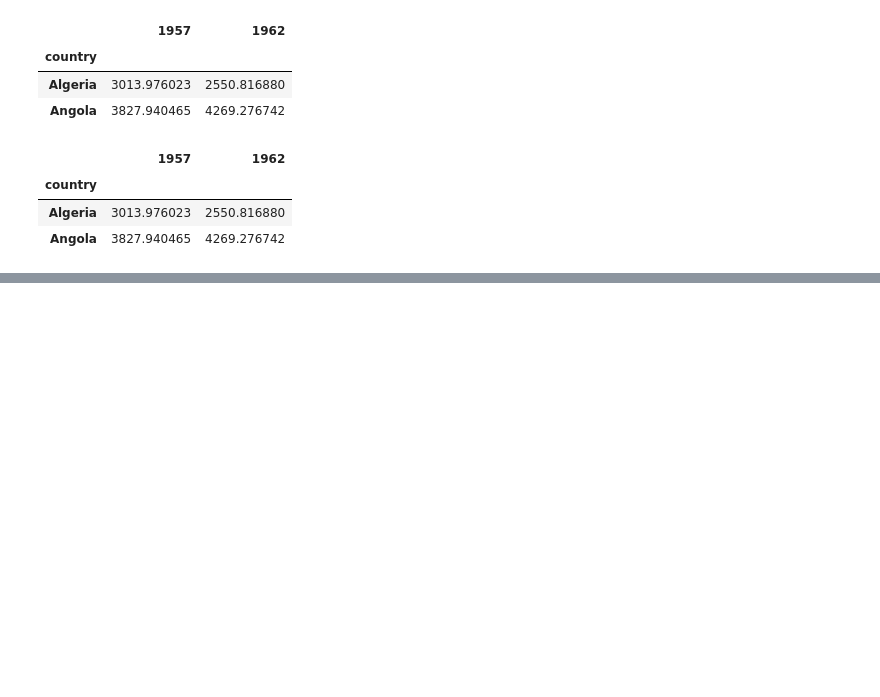
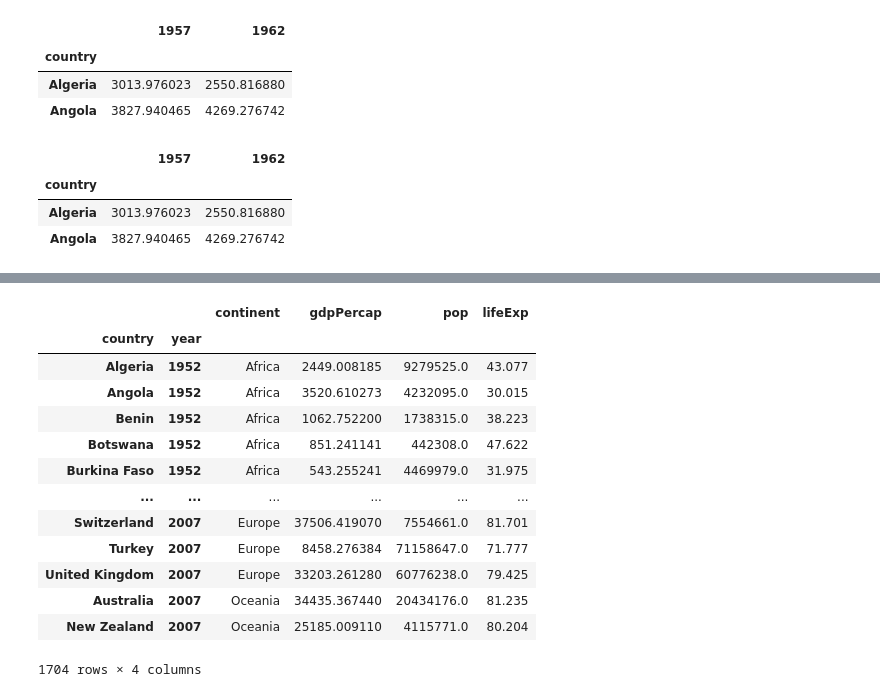
Before and after one commit to UMD-ENMA165-2026-Spring/gapminder, a Jupyter notebook: pandas_for_datasets.ipynb, the cells around one changed output, grey strips where cells are left out. Drawn from its saved outputs; the diff is of its cells as text; code cells hidden in the pictures; blank space fills up the shorter version.

```diff
--- a/pandas_for_datasets.ipynb
+++ b/pandas_for_datasets.ipynb
@@ -175,0 +204,17 @@ africa.iloc[0:2,1:3]
+# %%
+pd.wide_to_long(data, stubnames=['gdpPercap', 'pop', 'lifeExp'], i='country', j='year', sep='_')
+# %% [output]
+|  |  | continent | gdpPercap | pop | lifeExp |
+| country | year |  |  |  |  |
+| Algeria | 1952 | Africa | 2449.008185 | 9279525.0 | 43.077 |
+| Angola | 1952 | Africa | 3520.610273 | 4232095.0 | 30.015 |
+| Benin | 1952 | Africa | 1062.752200 | 1738315.0 | 38.223 |
+| Botswana | 1952 | Africa | 851.241141 | 442308.0 | 47.622 |
+| Burkina Faso | 1952 | Africa | 543.255241 | 4469979.0 | 31.975 |
+| ... | ... | ... | ... | ... | ... |
+| Switzerland | 2007 | Europe | 37506.419070 | 7554661.0 | 81.701 |
+| Turkey | 2007 | Europe | 8458.276384 | 71158647.0 | 71.777 |
+| United Kingdom | 2007 | Europe | 33203.261280 | 60776238.0 | 79.425 |
+| Australia | 2007 | Oceania | 34435.367440 | 20434176.0 | 81.235 |
+| New Zealand | 2007 | Oceania | 25185.009110 | 4115771.0 | 80.204 |
+1704 rows × 4 columns
```
Also changed, not shown: parts of 16 cells of this notebook.
